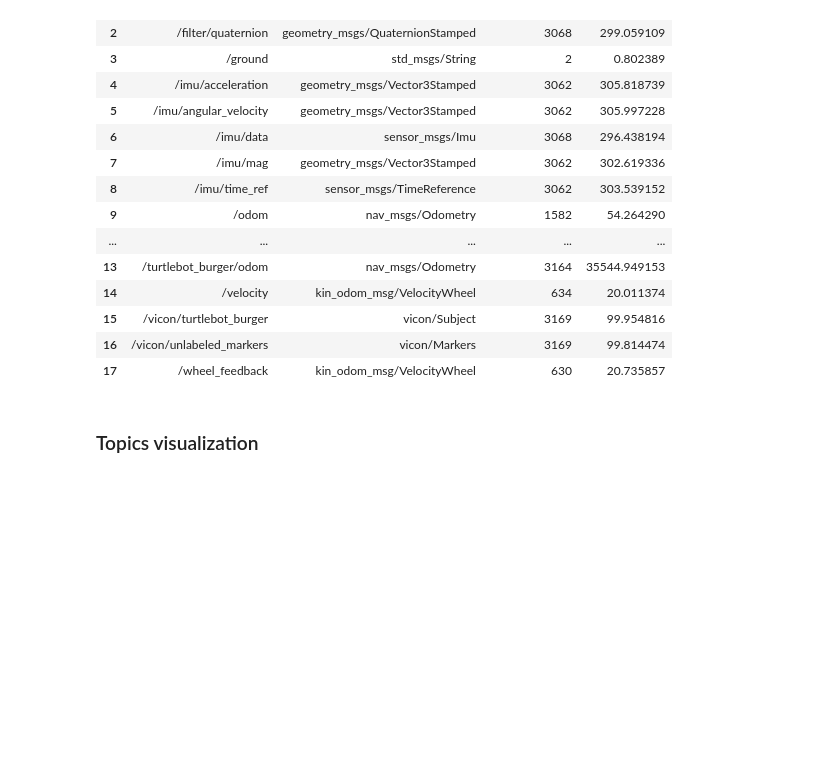
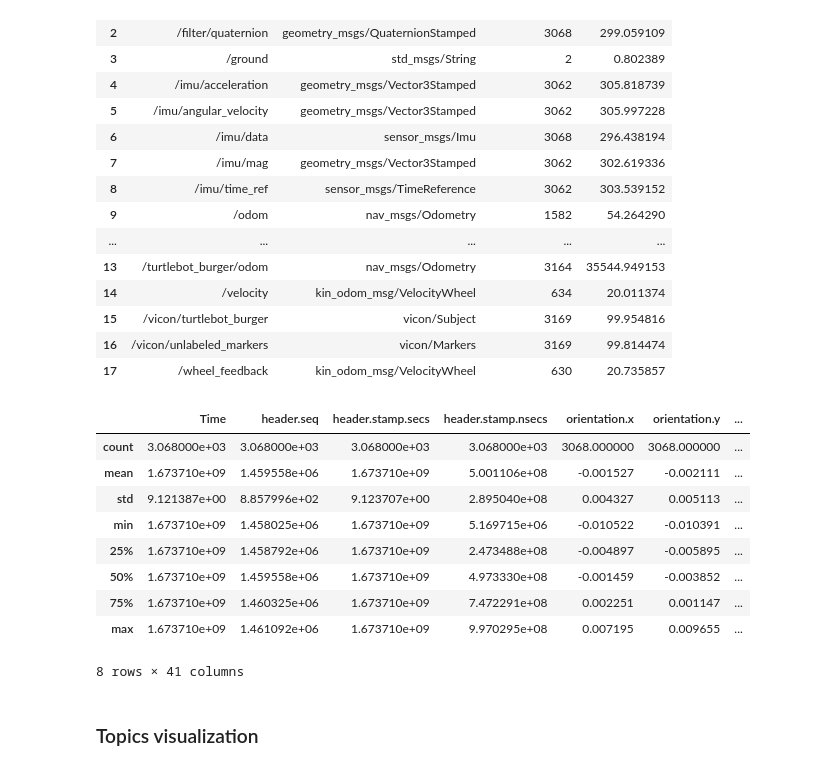
Before and after one commit to lukasz-kedzierski/surface-classification, a Jupyter notebook: src/data_analysis_linoleum_eight.ipynb, the cells around one changed output. Drawn from its saved outputs; the diff is of its cells as text; code cells hidden in the pictures; blank space fills up the shorter version.

```diff
--- a/src/data_analysis_linoleum_eight.ipynb
+++ b/src/data_analysis_linoleum_eight.ipynb
@@ -52,6 +52,19 @@ velocity = pd.read_csv('../data/pb_rosbag/Linoleum/osemka/2023-01-14-16-18-46/ve
 vicon_turtlebot_burger = pd.read_csv('../data/pb_rosbag/Linoleum/osemka/2023-01-14-16-18-46/vicon-turtlebot_burger.csv')
 vicon_unlabeled_markers = pd.read_csv('../data/pb_rosbag/Linoleum/osemka/2023-01-14-16-18-46/vicon-unlabeled_markers.csv')
 wheel_feedback = pd.read_csv('../data/pb_rosbag/Linoleum/osemka/2023-01-14-16-18-46/wheel_feedback.csv')
+# %%
+imu_data.describe()
+# %% [output]
+|  | Time | header.seq | header.stamp.secs | header.stamp.nsecs | orientation.x | orientation.y | ... |
+| count | 3.068000e+03 | 3.068000e+03 | 3.068000e+03 | 3.068000e+03 | 3068.000000 | 3068.000000 | ... |
+| mean | 1.673710e+09 | 1.459558e+06 | 1.673710e+09 | 5.001106e+08 | -0.001527 | -0.002111 | ... |
+| std | 9.121387e+00 | 8.857996e+02 | 9.123707e+00 | 2.895040e+08 | 0.004327 | 0.005113 | ... |
+| min | 1.673710e+09 | 1.458025e+06 | 1.673710e+09 | 5.169715e+06 | -0.010522 | -0.010391 | ... |
+| 25% | 1.673710e+09 | 1.458792e+06 | 1.673710e+09 | 2.473488e+08 | -0.004897 | -0.005895 | ... |
+| 50% | 1.673710e+09 | 1.459558e+06 | 1.673710e+09 | 4.973330e+08 | -0.001459 | -0.003852 | ... |
+| 75% | 1.673710e+09 | 1.460325e+06 | 1.673710e+09 | 7.472291e+08 | 0.002251 | 0.001147 | ... |
+| max | 1.673710e+09 | 1.461092e+06 | 1.673710e+09 | 9.970295e+08 | 0.007195 | 0.009655 | ... |
+8 rows × 41 columns
 # %% [markdown]
 ### Topics visualization
 # %%
```
Also changed, not shown: 4 other files.
